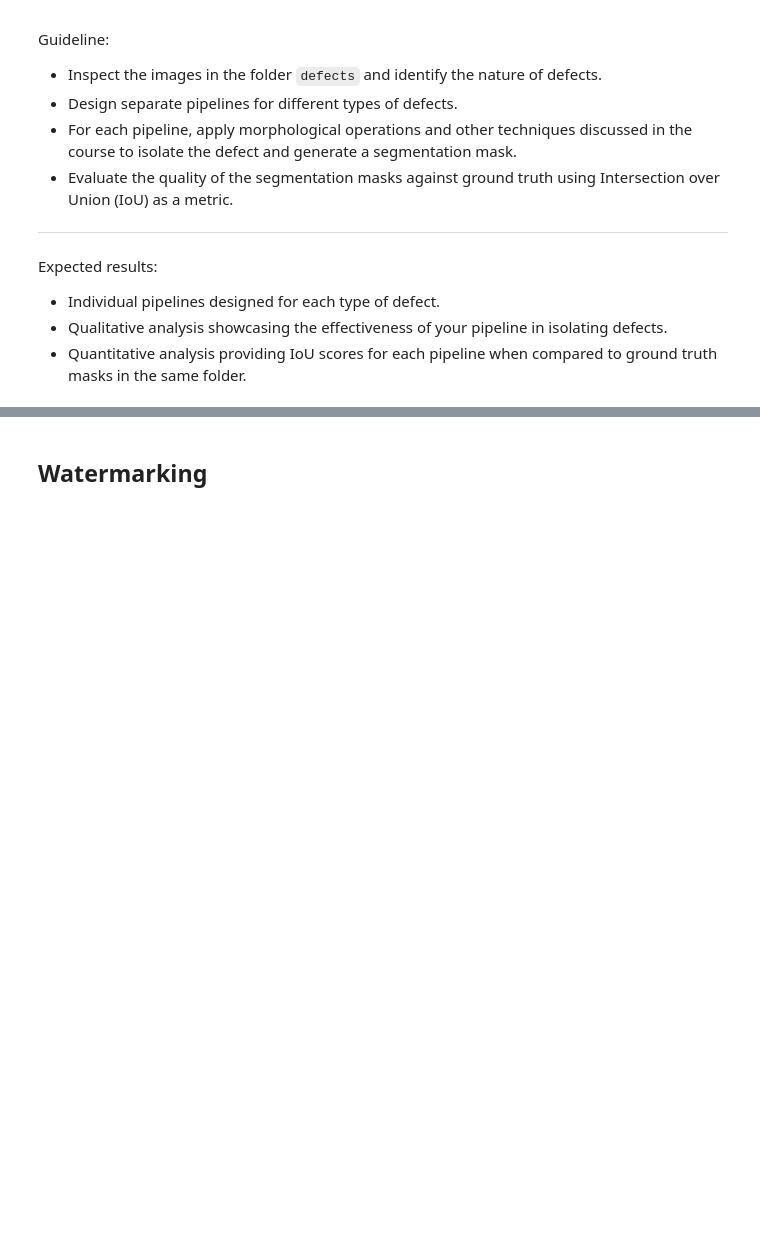
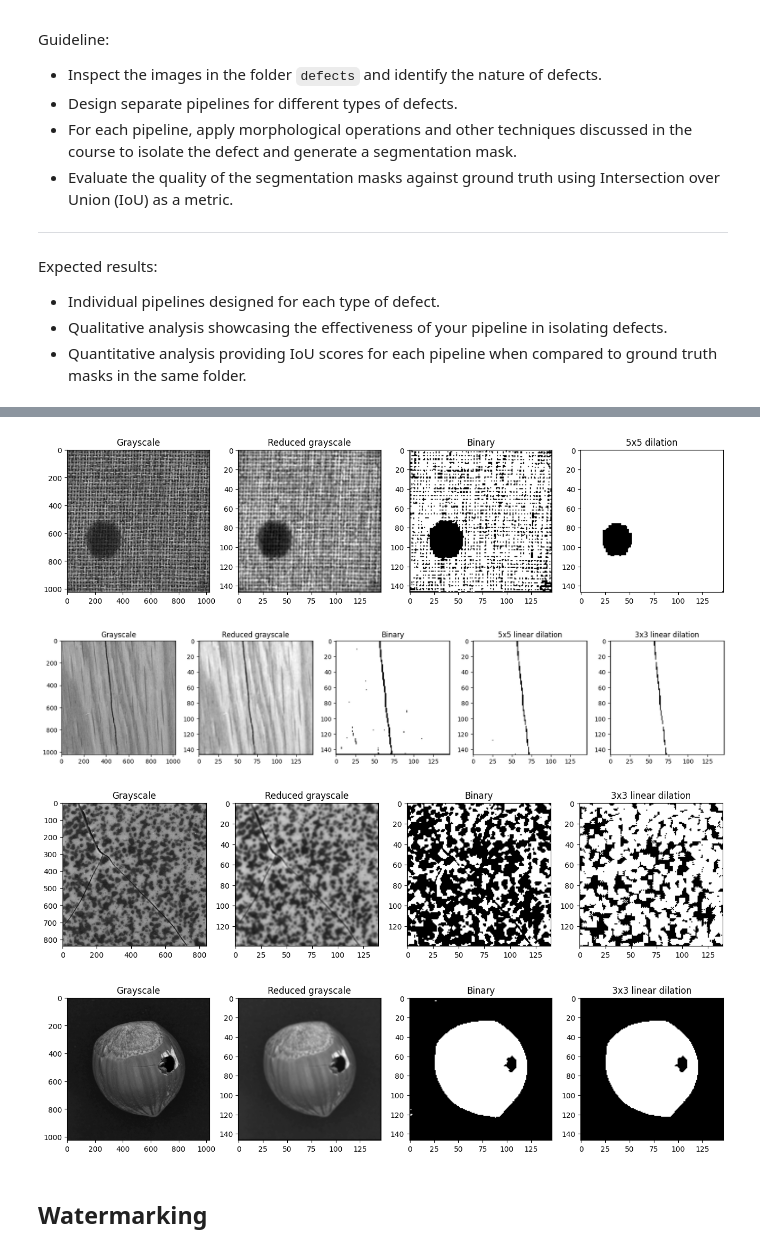
Before and after one commit to IvanGomez37/UAB23-Computer-Vision-Labs, a Jupyter notebook: Lab 2/Practicum_Fundamentals_CV_Students_Lab2.ipynb, the cells around one changed output, grey strips where cells are left out. Saved outputs shown, nothing was run; the diff lists cells and outputs as text; code cells hidden in the pictures; blank space fills up the shorter version.

Commit message:
Inclusion of pipelines for each test image

```diff
--- a/Lab 2/Practicum_Fundamentals_CV_Students_Lab2.ipynb
+++ b/Lab 2/Practicum_Fundamentals_CV_Students_Lab2.ipynb
@@ -516,6 +588,0 @@ def morphological_defect_detection(image_url):
-# %%
-for image_path in image_paths:
-    defect_detected_image = morphological_defect_detection(image_path)
-    #print(np.unique(defect_detected_image))
-    plt.imshow(defect_detected_image)
-    plt.show()
@@ -527,3 +589,22 @@ for image_path in image_paths:
+# %%
+# Iterate over list of lists of urls and list of pipeline
+for defect_type, pipeline, threshold in zip(defect_type_list, pipeline_list, threshold_list):
+    # Iterate over each image for each defect
+    for image_path in defect_type:
+    # Calling pipeline
+        images, names = pipeline(image_path, threshold)
+
+        # Plotting
+        fig, axs = plt.subplots(1, len(images), figsize=(4 * (len(images)), 4 * 80))
+        for i, image, name in zip(range(len(images)), images, names):
+            axs[i].imshow(image, cmap = 'gray')
+            axs[i].set_title(name)
+        plt.show()
+# %% [output]
+[figure, added]
+[figure, added]
+[figure, added]
+[figure, added]
 # %% [markdown]
 ## Watermarking
 # %% [markdown]
```
Also changed, not shown: parts of 3 cells of this notebook.
